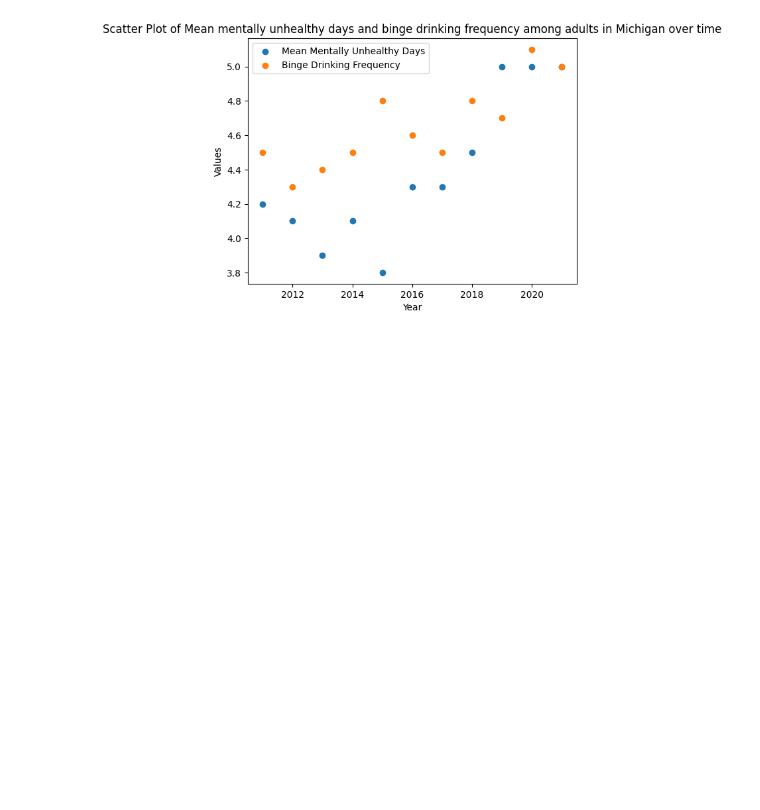
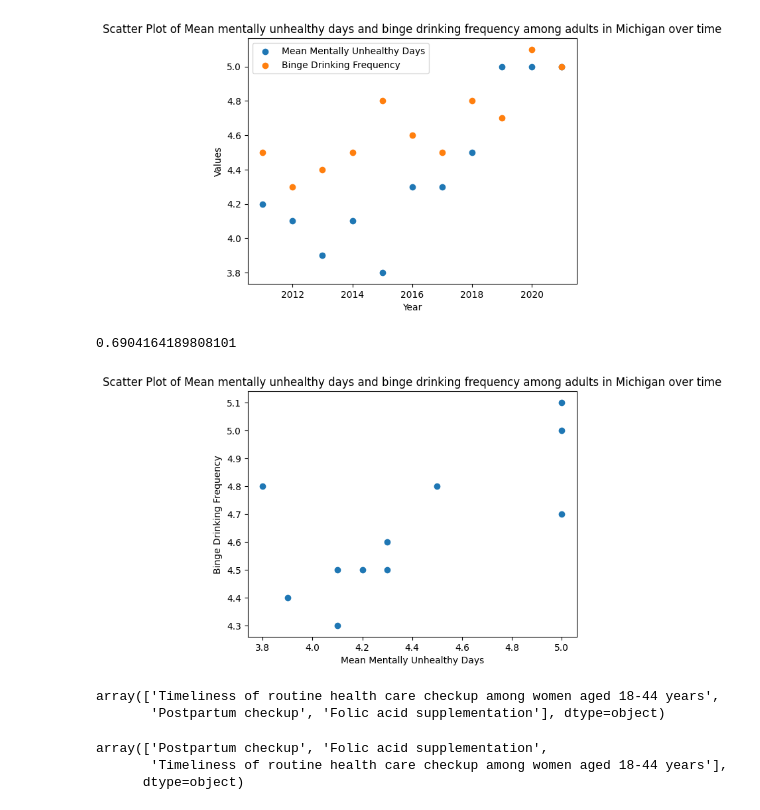
Before and after one commit to jrmcmill/618-project, a Jupyter notebook: JMproject-description.ipynb, the cells around one changed output. Saved outputs shown, nothing was run; the diff lists cells and outputs as text; code cells hidden in the pictures; blank space fills up the shorter version.

Commit message:
add more merges and plots

```diff
--- a/JMproject-description.ipynb
+++ b/JMproject-description.ipynb
@@ -263,11 +259,11 @@ mh_mi = mental_health[(mental_health.DataValueType == 'Mean') & (mental_health.L
 al_mi = alcohol[(alcohol.DataValueType == 'Mean') & (alcohol.LocationDesc == 'Michigan') & (alcohol.Overall == 'Overall') & (alcohol.Question == 'Binge drinking frequency among adults aged >= 18 years who binge drink')]
 
 # Merge the DataFrames
-merged_df = mh_mi.merge(al_mi, on='YearStart', suffixes=('_mh', '_al'), how='inner').sort_values(by='YearStart')
+mh_al_mi = mh_mi.merge(al_mi, on='YearStart', suffixes=('_mh', '_al'), how='inner').sort_values(by='YearStart')
 
 # Create a scatter plot
-plt.scatter(merged_df['YearStart'], merged_df['DataValue_mh'], label='Mean Mentally Unhealthy Days')
-plt.scatter(merged_df['YearStart'], merged_df['DataValue_al'], label='Binge Drinking Frequency')
+plt.scatter(mh_al_mi['YearStart'], mh_al_mi['DataValue_mh'], label='Mean Mentally Unhealthy Days')
+plt.scatter(mh_al_mi['YearStart'], mh_al_mi['DataValue_al'], label='Binge Drinking Frequency')
 plt.xlabel('Year')
 plt.ylabel('Values')
 plt.title('Scatter Plot of Mean mentally unhealthy days and binge drinking frequency among adults in Michigan over time')
@@ -275,3 +271,27 @@ plt.legend()
 plt.show()
 # %% [output]
 [figure]
+# %%
+# find the correlation coefficient between the two variables
+mh_al_mi['DataValue_mh'].corr(mh_al_mi['DataValue_al'])
+# %% [output]
+0.6904164189808101
+# %%
+plt.scatter(mh_al_mi['DataValue_mh'], mh_al_mi['DataValue_al'])
+plt.xlabel('Mean Mentally Unhealthy Days')
+plt.ylabel('Binge Drinking Frequency')
+plt.title('Scatter Plot of Mean mentally unhealthy days and binge drinking frequency among adults in Michigan over time')
+_ = plt.show()
+# %% [output]
+[figure, added]
+# %%
+reproductive_health.Question.unique()
+# %% [output]
+array(['Timeliness of routine health care checkup among women aged 18-44 years',
+       'Postpartum checkup', 'Folic acid supplementation'], dtype=object)
+# %%
+reproductive_health[(reproductive_health.DataValueType == 'Crude Prevalence') & (reproductive_health.LocationDesc == 'Michigan') & (reproductive_health.Overall == 'Overall')].Question.unique()
+# %% [output]
+array(['Postpartum checkup', 'Folic acid supplementation',
+       'Timeliness of routine health care checkup among women aged 18-44 years'],
+      dtype=object)
```
Also changed, not shown: parts of 6 cells of this notebook.
